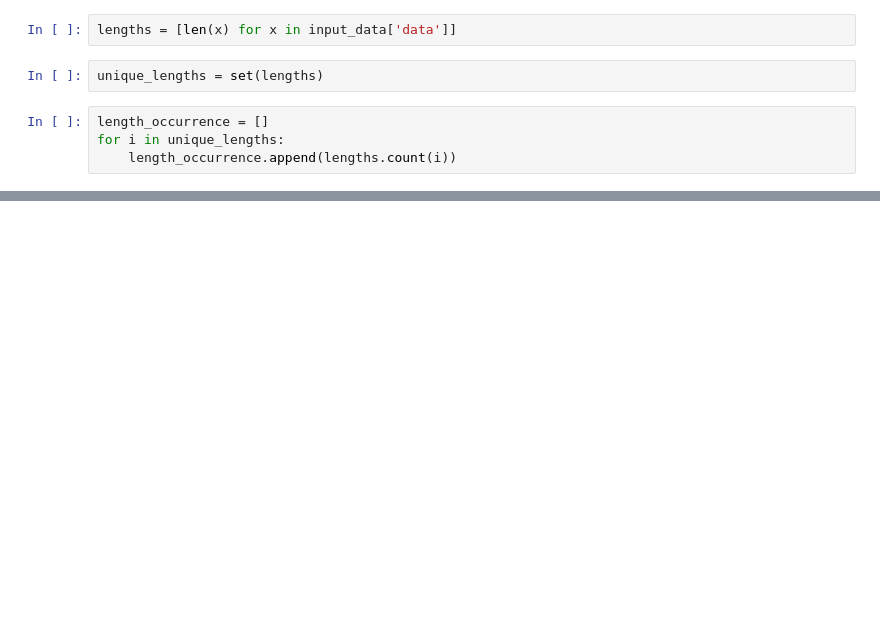
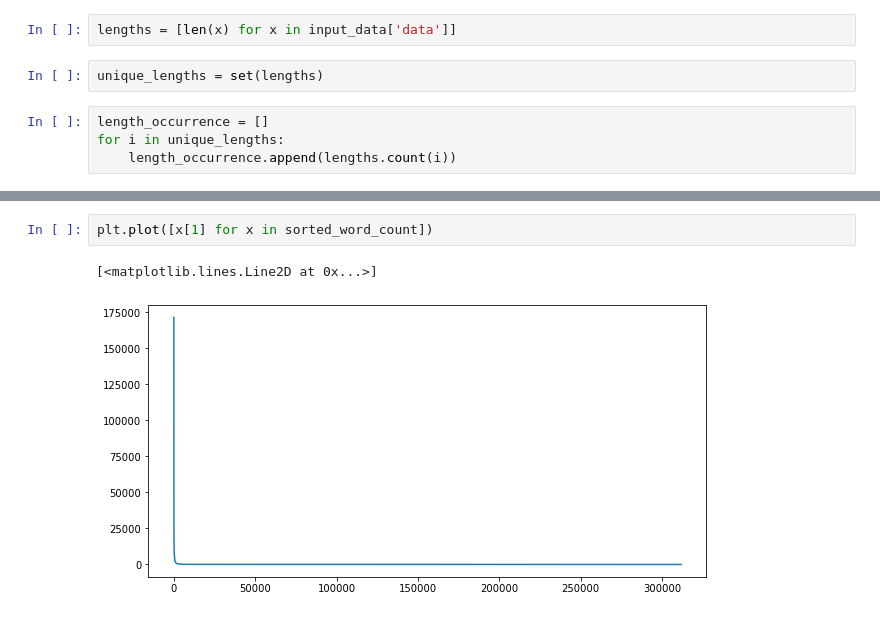
Before and after one commit to Ldaxar/DL2020, a Jupyter notebook: NN.ipynb, the cells around one changed output, grey strips where cells are left out. Drawn from its saved outputs; the diff is of its cells as text; blank space fills up the shorter version.

```diff
--- a/NN.ipynb
+++ b/NN.ipynb
@@ -202,0 +283,5 @@ model.evaluate(test_data, test_targets, batch_size=50)
+# %%
+plt.plot([x[1] for x in sorted_word_count])
+# %% [output]
+[<matplotlib.lines.Line2D at 0x...>]
+[figure, added]
```
Also changed, not shown: parts of 27 cells of this notebook.
